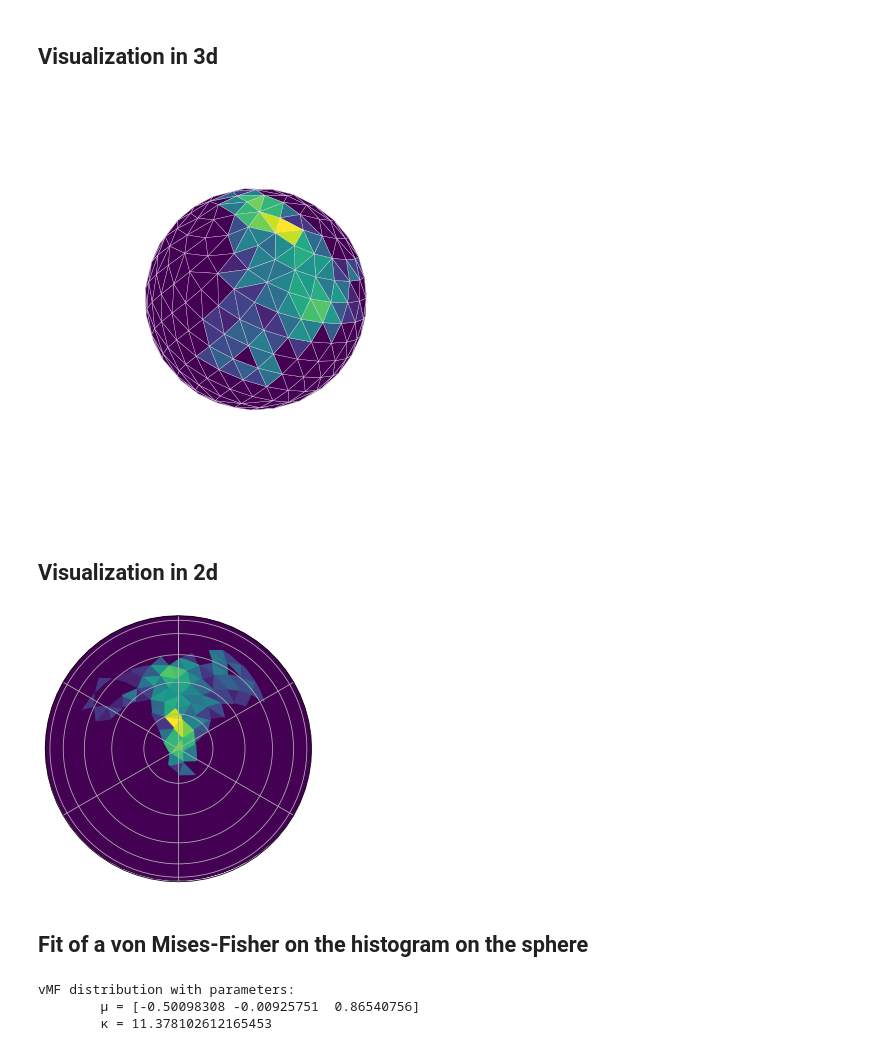
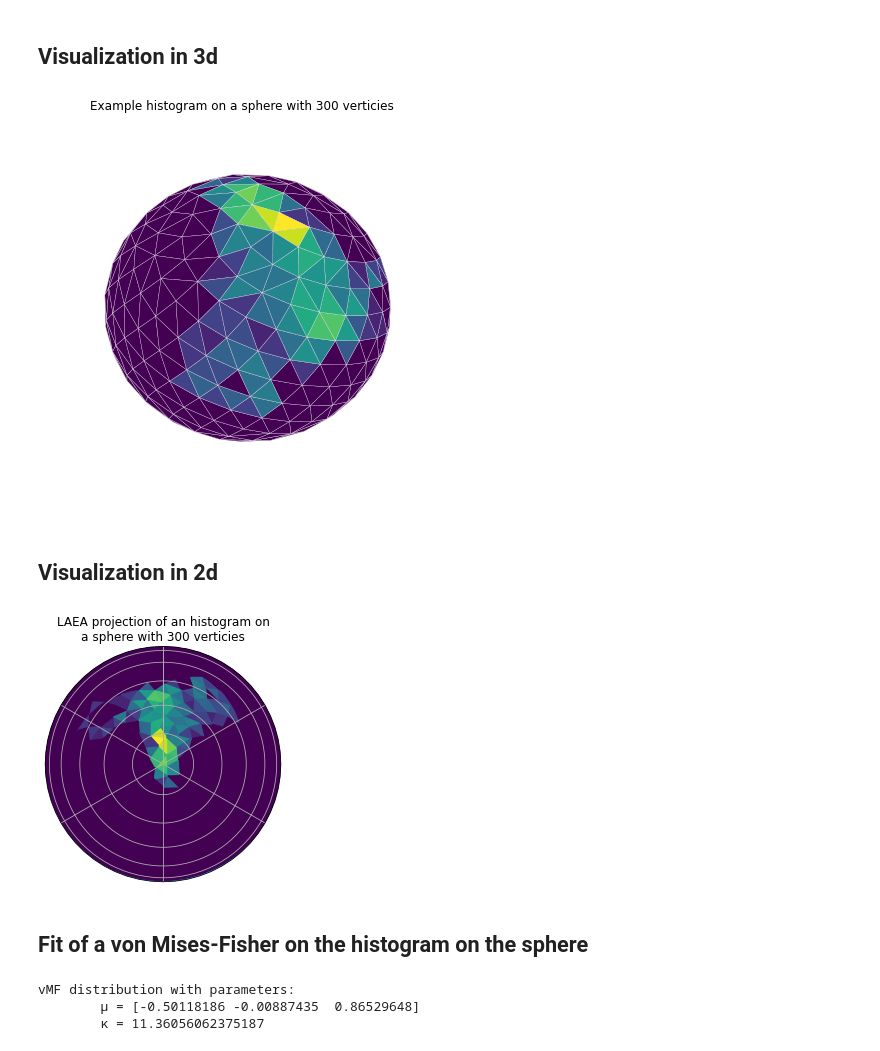
Before and after one commit to rfayat/sensors_IMU_head_tilt_rodents, a Jupyter notebook: notebooks/head_tilt_maps.ipynb, the cells around one changed output. Saved outputs shown, nothing was run; the diff lists cells and outputs as text; code cells hidden in the pictures.

```diff
--- a/notebooks/head_tilt_maps.ipynb
+++ b/notebooks/head_tilt_maps.ipynb
@@ -44,10 +39,7 @@ mf = Madgwick(acc=df[col_acc].values,
               gyr=np.radians(df[col_gyr].values),
               gain=.1,
               frequency=100.)
-# Add the gravity estimate to the dataframe
-rot = R.from_quat(mf.Q[:, [1, 2, 3, 0]]).inv()
-df[col_gravity] = rot.apply(np.array([0, 0, 1]))
-
+df[col_gravity] = mf.gravity_estimate()
 df.head(5)
 # %% [output]
 |  | ax | ay | az | gx | gy | gz | time | aGx | aGy | aGz |
@@ -133,28 +125,30 @@ angle_visualization.plot_faces(d_sphere.faces, ax=ax,
                                alpha=1.)
 
 # Additional rescalings / cosmetic changes
-ax.set_xlim([-1, 1])
-ax.set_ylim([-1, 1])
-ax.set_zlim([-1, 1])
+ax.set_xlim([-.85, .85])
+ax.set_ylim([-.85, .85])
+ax.set_zlim([-.7, .7])
 ax.view_init(30, 150)
 ax.axis("off")
+ax.set_title(f"Example histogram on a sphere with {n} verticies")
 fig.tight_layout()
 # %% [output]
-[figure, old version]
+[figure, new version]
 # %% [markdown]
 ## Visualization in 2d
 # %%
 fig = plt.figure(figsize=plt.figaspect(1))
 ax = fig.add_subplot(1, 1, 1, projection=angle_visualization.LAEA)
 
 angle_visualization.fill_projected_faces_euclidean(
     *d_sphere.faces.transpose(2, 0, 1),
     face_colors=colors, ax=ax
 )
 ax.gridlines()
+ax.set_title(f"LAEA projection of an histogram on\na sphere with {n} verticies")
 fig.tight_layout()
 # %% [output]
-[figure, old version]
+[figure, new version]
 # %% [markdown]
 ## Fit of a von Mises-Fisher on the histogram on the sphere
 # %%
@@ -162,5 +156,5 @@ vmf = VonMisesFisher.fit(d_sphere.face_centroids, weights=count)
 vmf
 # %% [output]
 vMF distribution with parameters:
-        μ = [-0.50098308 -0.00925751  0.86540756]
-        κ = 11.378102612165453
+        μ = [-0.50118186 -0.00887435  0.86529648]
+        κ = 11.36056062375187
```
Also changed, not shown: parts of 4 cells of this notebook, 2 other files.
